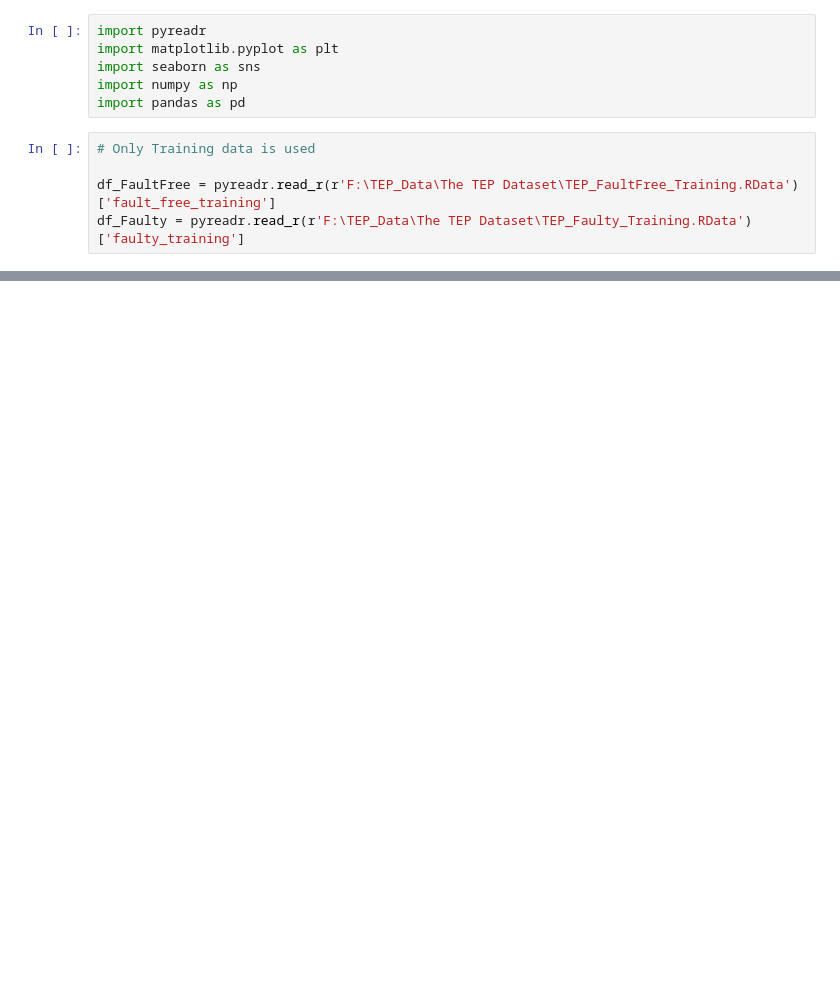
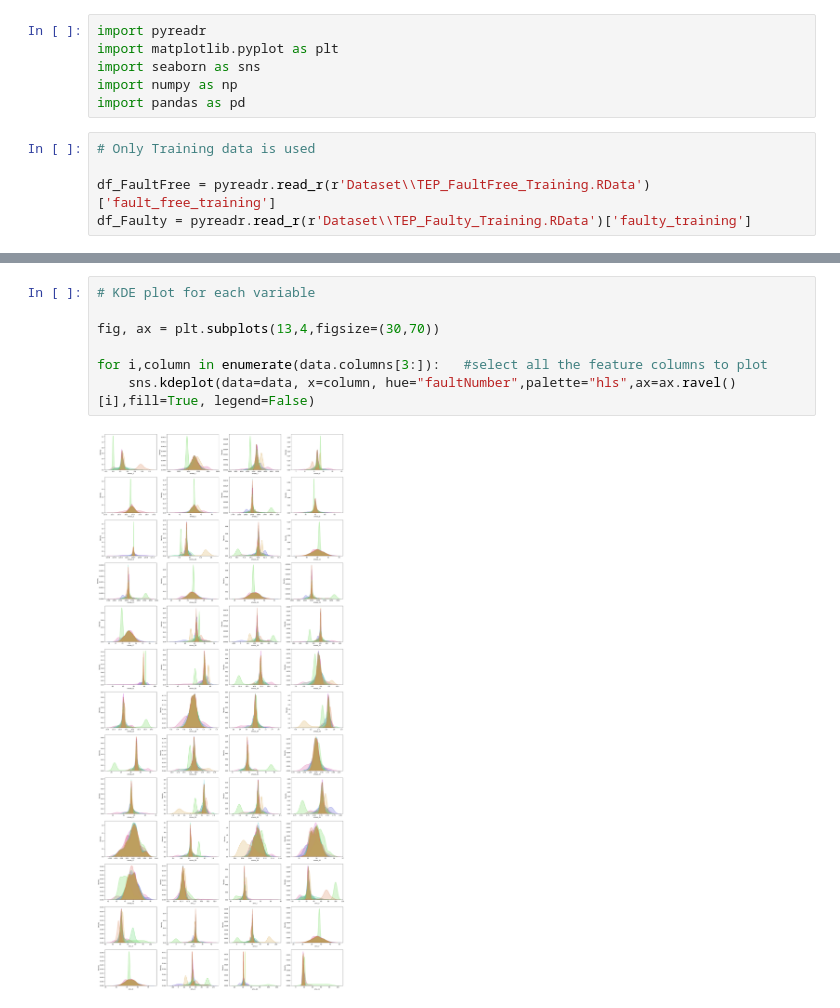
Before and after one commit to Saifix/Sensor-Fault-Detection-ML, a Jupyter notebook: Main.ipynb, the cells around one changed output, grey strips where cells are left out. Drawn from its saved outputs; the diff is of its cells as text; blank space fills up the shorter version.

```diff
--- a/Main.ipynb
+++ b/Main.ipynb
@@ -14,8 +11,8 @@ import pandas as pd
 # %%
 # Only Training data is used
 
-df_FaultFree = pyreadr.read_r(r'F:\TEP_Data\The TEP Dataset\TEP_FaultFree_Training.RData')['fault_free_training']
-df_Faulty = pyreadr.read_r(r'F:\TEP_Data\The TEP Dataset\TEP_Faulty_Training.RData')['faulty_training']
+df_FaultFree = pyreadr.read_r(r'Dataset\\TEP_FaultFree_Training.RData')['fault_free_training']
+df_Faulty = pyreadr.read_r(r'Dataset\\TEP_Faulty_Training.RData')['faulty_training']
 # %%
 DF = pd.concat([df_FaultFree,df_Faulty]) # Join both fault free and faulty dataset
 DF.head()
@@ -33,0 +59,9 @@ for i,column in enumerate(data.columns[3:]):   #select all the feature columns t
+# %%
+# KDE plot for each variable
+
+fig, ax = plt.subplots(13,4,figsize=(30,70))
+
+for i,column in enumerate(data.columns[3:]):   #select all the feature columns to plot
+    sns.kdeplot(data=data, x=column, hue="faultNumber",palette="hls",ax=ax.ravel()[i],fill=True, legend=False)
+# %% [output]
+[figure, added]
```
Also changed, not shown: parts of 14 cells of this notebook.
